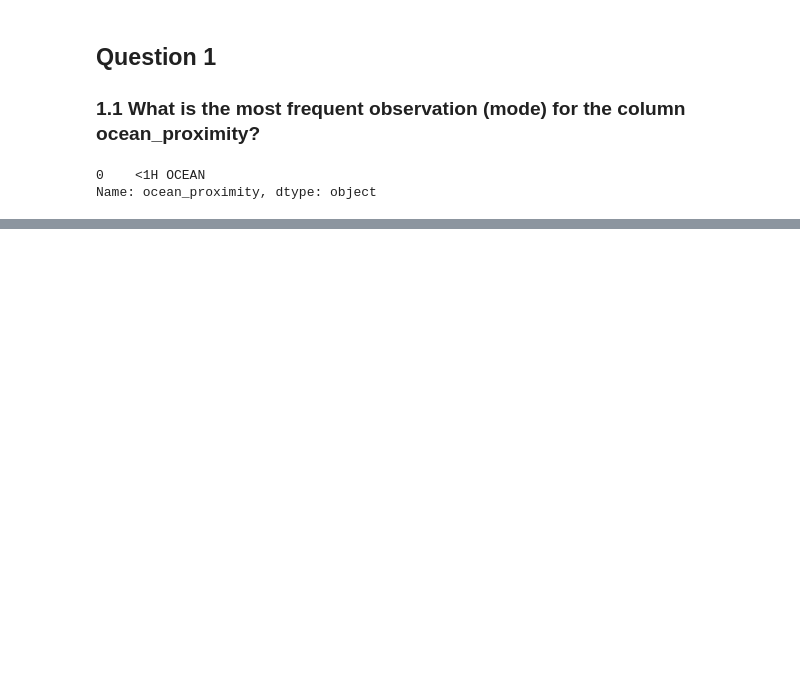
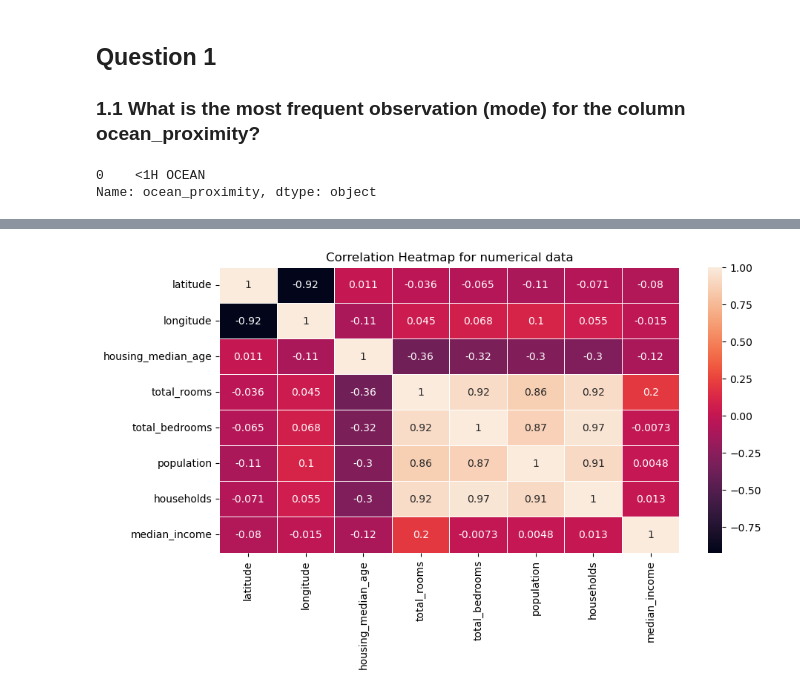
Before and after one commit to harg74/ML_ZoomCamp_2022, a Jupyter notebook: 3-Machine_Learning_for_Classification/3.15-Homework.ipynb, the cells around one changed output, grey strips where cells are left out. Saved outputs shown, nothing was run; the diff lists cells and outputs as text; code cells hidden in the pictures; blank space fills up the shorter version.

```diff
--- a/3-Machine_Learning_for_Classification/3.15-Homework.ipynb
+++ b/3-Machine_Learning_for_Classification/3.15-Homework.ipynb
@@ -10,6 +11,8 @@ from sklearn.linear_model import LogisticRegression
 ## Data preparation
 # %%
 df = pd.read_csv('housing.csv')
+# %%
+df = df.copy()
 # %%
 df.head()
 # %% [output]
@@ -87,0 +110,22 @@ Name: ocean_proximity, dtype: object
+# %%
+numerical = [
+            'latitude',
+            'longitude',
+            'housing_median_age',
+            'total_rooms',
+            'total_bedrooms',
+            'population',
+            'households',
+            'median_income',
+            ]
+
+categorical = ['ocean_proximity']
+# %%
+corr_matrix = df[numerical].corr()
+# %%
+plt.figure(figsize=(10, 5))
+sns.heatmap(corr_matrix, annot=True, linewidths=.6)
+plt.title('Correlation Heatmap for numerical data')
+plt.show()
+# %% [output]
+[figure, added]
```
Also changed, not shown: parts of 22 cells of this notebook.
